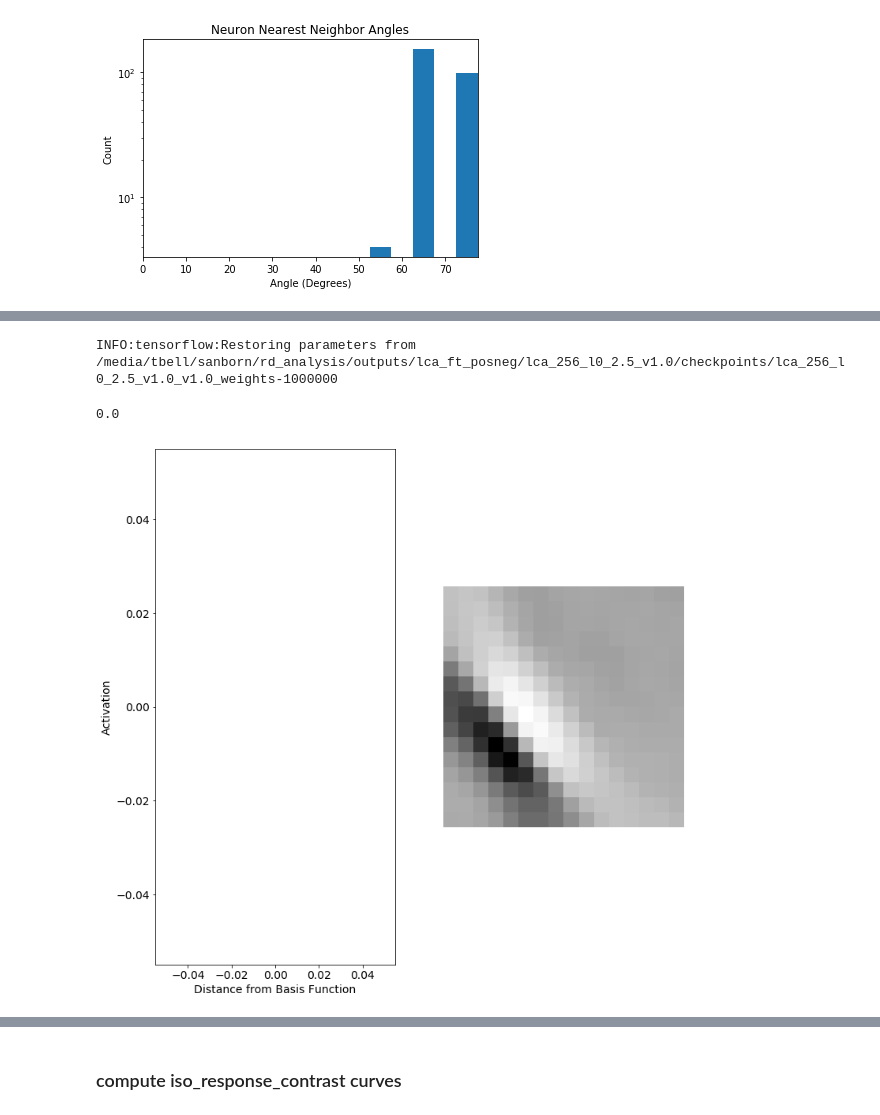
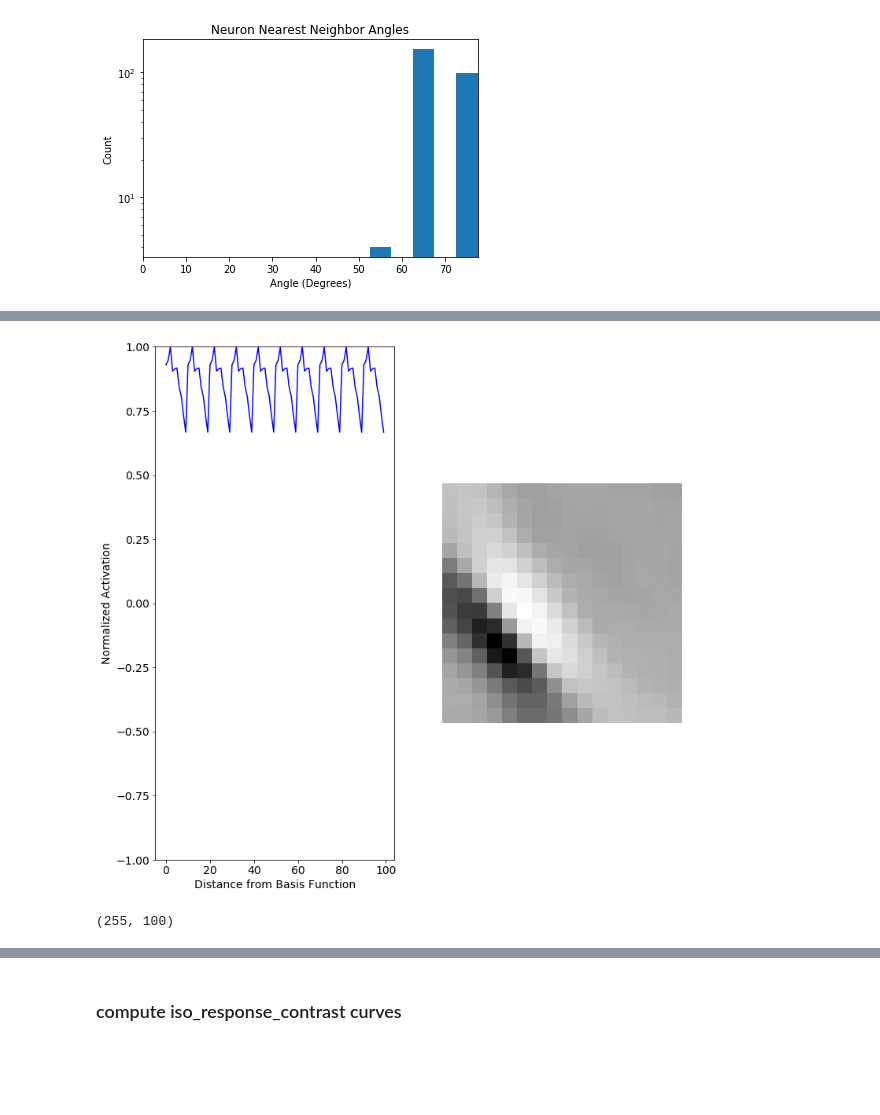
Before and after one commit to dpaiton/DeepSparseCoding, a Jupyter notebook: vis_lca.ipynb, the cells around one changed output, grey strips where cells are left out. Cells and saved outputs as stored; diff of their text form; code cells hidden in the pictures; blank space fills up the shorter version.

```diff
--- a/vis_lca.ipynb
+++ b/vis_lca.ipynb
@@ -19,9 +20,9 @@ import analysis.analysis_picker as ap
 # %%
 analysis_params = {
   "model_type": "lca",
-  "model_name": "lca_256_l0_2.5",
-  #"version": "0.0",
-  "version": "1.0",
+  "model_name": "lca_vh_ft_1c_ht",
+  "version": "0.0",
+  #"version": "1.0",
   "save_info": "analysis",
   "overwrite_analysis": False}
 
@@ -166,7 +109,7 @@ if vectors.shape[0] > 0:
   print("min angle = ", np.min(neuron_angles[vectors[:,0], vectors[:,1]]), " rad")
   print("min angle is at index ", np.argmin(neuron_angles[vectors[:,0], vectors[:,1]]))
 
-  vector_id = 2#404
+  vector_id = 5#2#404
   bf_id1 = vectors[vector_id, 0]#max_indices[0]
   bf_id2 = vectors[vector_id, 1]#max_indices[1]
 
@@ -187,6 +130,9 @@ if vectors.shape[0] > 0:
   print("bf2 norm = ", bf2_norm)
   bf1 /= bf1_norm
   bf2 /= bf2_norm
+  neuron_idx = bf_id1
+else:
+  assert False
 # %% [output]
 num vectors =  1146
 min angle =  0.9054139256477356  rad
@@ -276,39 +246,19 @@ plt.show()
-# %%
-num_imgs = 10**2
-line_list = [None,]*(analyzer.bf_stats["num_outputs"]-1)
-bf_list = [idx for idx in range(analyzer.bf_stats["num_outputs"]) if idx != neuron_idx]
-bf1 = analyzer.bf_stats["basis_functions"][neuron_idx].reshape((analyzer.model_params["patch_edge_size"]**2))
-y_pts = [1.5,]*num_imgs#np.linspace(-2.0, 2.0, int(np.sqrt(num_imgs)))
-x_pts = np.linspace(-2.0, 2.0, num_imgs)
-pop_proj_datapoints = np.stack([y_pts, x_pts], axis=1)
-pop_datapoints = []
-for line_id in range(analyzer.bf_stats["num_outputs"]-1):
-  bf2 = analyzer.bf_stats["basis_functions"][bf_list[line_id]].reshape((analyzer.model_params["patch_edge_size"]**2))
-  v = bf2 - np.dot(bf2[:,None].T, bf1[:,None]) * bf1
-  v = np.squeeze((v / np.linalg.norm(v)).T)
-  proj_matrix = np.stack([bf1,v], axis=0)
-  pop_datapoints.append(np.stack([np.dot(proj_matrix.T, pop_proj_datapoints[data_id,:]) for data_id in range(num_imgs)]))
-pop_datapoints = np.concatenate(pop_datapoints, axis=0)
-var_names = ["inference/activity:0"]
-#var_names = ["inference/gdn_output:0"]
-pop_activations = analyzer.evaluate_model(pop_datapoints, var_names)[var_names[0]]
-pop_activations = pop_activations.reshape([analyzer.bf_stats["num_outputs"]-1, num_imgs, analyzer.bf_stats["num_outputs"]])
-# %% [output]
-INFO:tensorflow:Restoring parameters from /media/tbell/sanborn/rd_analysis/outputs/lca_ft_posneg/lca_256_l0_2.5_v1.0/checkpoints/lca_256_l0_2.5_v1.0_v1.0_weights-1000000
 # %%
-print(np.max(np.abs(pop_activations[:,:,neuron_idx])))
-line_list = [pop_activations[idx, :, neuron_idx]/np.max(np.abs(pop_activations[idx, :, neuron_idx]))
-  for idx in range(analyzer.bf_stats["num_outputs"]-1)]
+line_list = [pop_activations[idx, :, neuron_idx]/(np.max(np.abs(pop_activations[idx, :, neuron_idx]))+0.001)
+  for idx in range(analyzer.bf_stats["num_outputs"]-1)] # normalize per neuron
 fig, ax = plt.subplots(1,2, figsize=(12,12))
-ax[0].plot(np.asarray(line_list).T, color='b', alpha=0.3)
-#ax[0].set_ylim([0.0,1.1])
-ax[0].set_ylabel("Activation", fontsize=14)
+ax[0].plot(np.asarray(line_list).T[:,5], color='b', alpha=1.0)
+ax[0].set_ylim([-1.0, 1.0])
+ax[0].set_ylabel("Normalized Activation", fontsize=14)
 ax[0].set_xlabel("Distance from Basis Function", fontsize=14)
 #ax[0].set_aspect(100)
 ax[0].tick_params(labelsize=14)
 ax[1] = pf.clear_axis(ax[1])
 ax[1].imshow(analyzer.bf_stats["basis_functions"][neuron_idx], cmap="Greys_r")
 plt.show()
 # %% [output]
-0.0
-[figure, old version]
+[figure, new version]
+# %%
+np.asarray(line_list).shape
+# %% [output]
+(255, 100)
```
Also changed, not shown: parts of 34 cells of this notebook, 12 other files.
